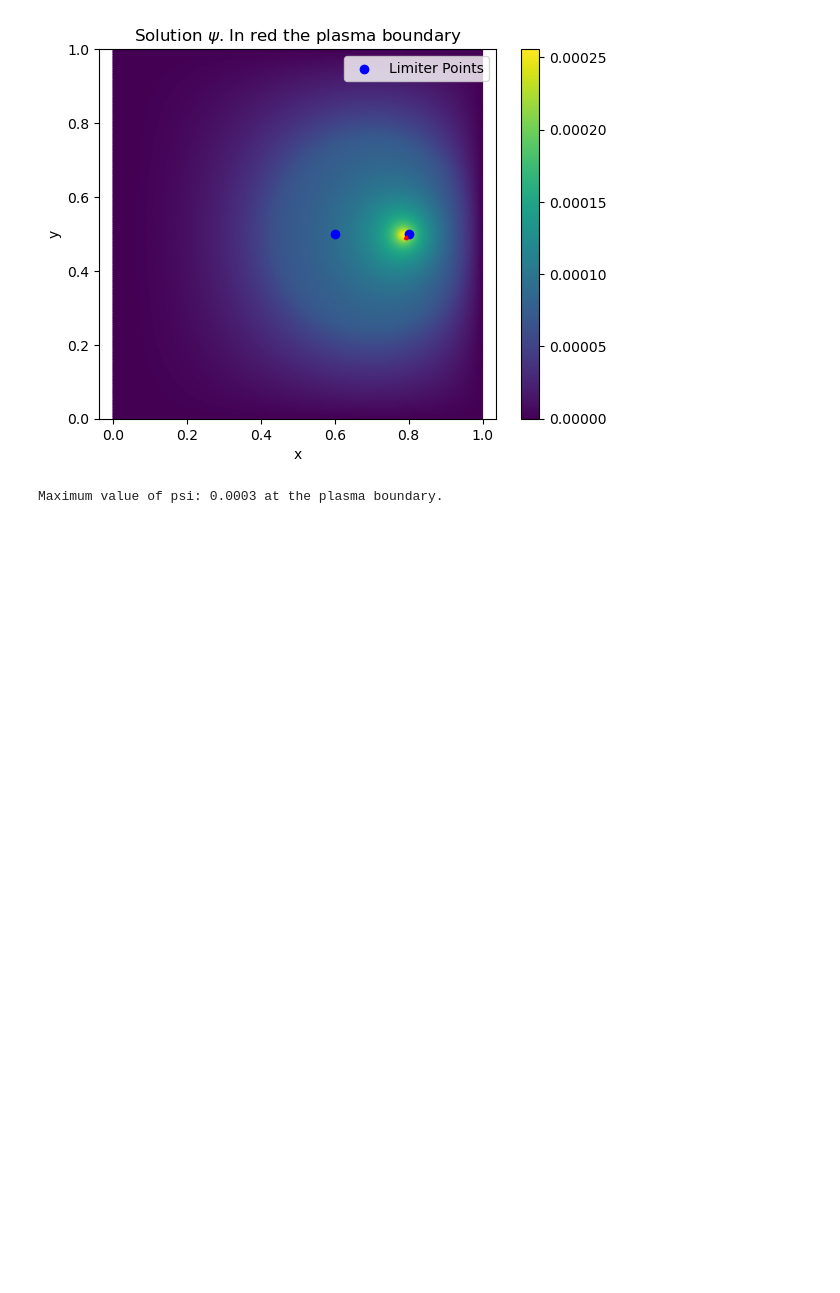
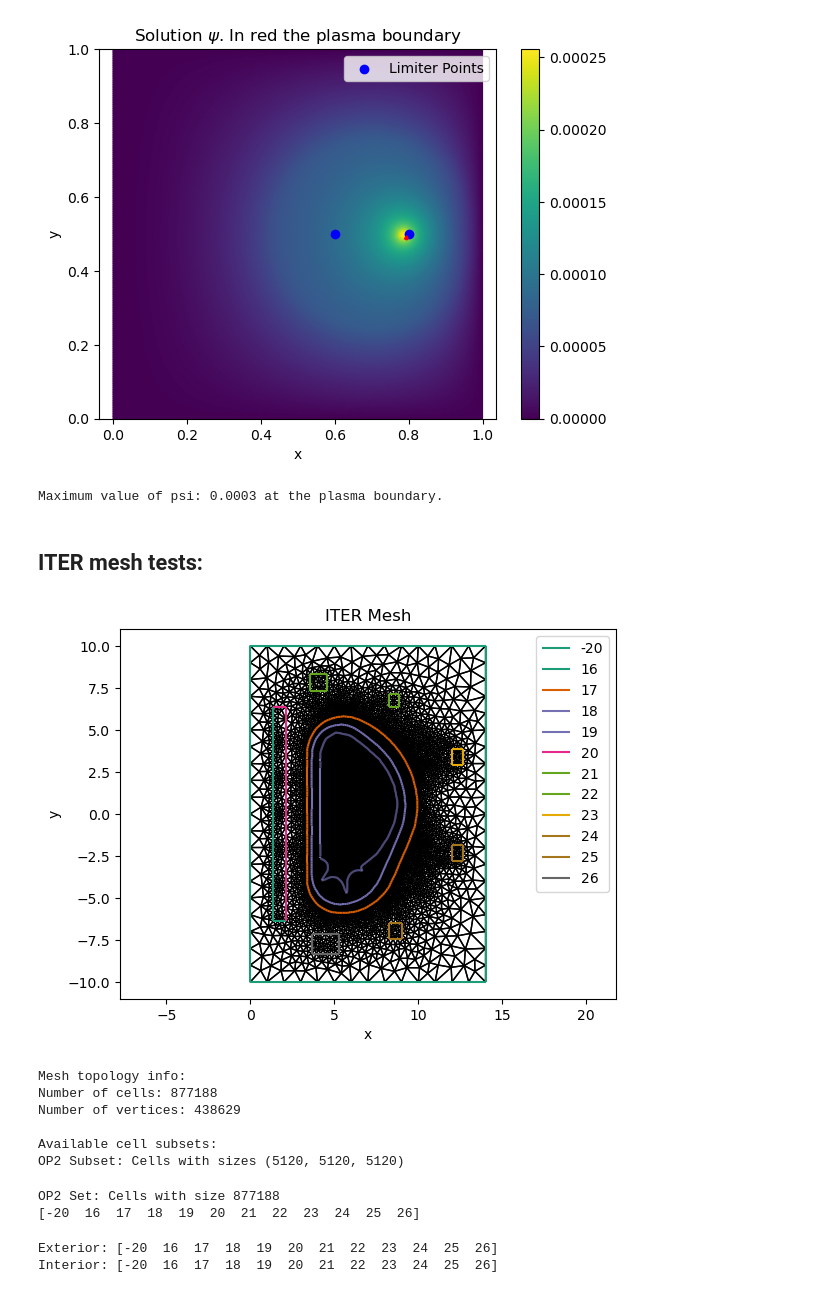
Before and after one commit to lucaciarimboli/tesi, a Jupyter notebook: FreeBoundary/notebooks/FreeBoundary.ipynb, the cells around one changed output. Saved outputs shown, nothing was run; the diff lists cells and outputs as text; code cells hidden in the pictures; blank space fills up the shorter version.

```diff
--- a/FreeBoundary/notebooks/FreeBoundary.ipynb
+++ b/FreeBoundary/notebooks/FreeBoundary.ipynb
@@ -358,3 +358,59 @@ max_psi = psi.dat.data.max()
 print(f"Maximum value of psi: {max_psi:.4f} at the plasma boundary.")
 # %% [output]
 Maximum value of psi: 0.0003 at the plasma boundary.
+# %% [markdown]
+## ITER mesh tests:
+# %%
+# Import mesh
+mesh = Mesh("../meshes/ITER.msh", distribution_parameters={"partition": False})
+V = FunctionSpace(mesh, "P", 2)
+x, y = SpatialCoordinate(mesh)
+
+fig, ax = plt.subplots()
+triplot(mesh, axes=ax)
+plt.title(r"ITER Mesh")
+plt.xlabel("x")
+plt.ylabel("y")
+plt.axis('equal')
+plt.legend()
+plt.show()
+# %% [output]
+[figure, added]
+# %%
+# Check if the mesh has cell markers
+print(f"Number of cells: {mesh.num_cells()}")
+print(f"Number of vertices: {mesh.num_vertices()}")
+
+# Output:
+# Number of cells: 877188
+# Number of vertices: 438629
+
+print(mesh.cell_set)
+# Ouput: OP2 Set: Cells with size 877188
+
+print(mesh.exterior_facets.unique_markers)
+# Output: [-20  16  17  18  19  20  21  22  23  24  25  26]
+print(mesh.interior_facets.unique_markers)
+# Output: [-20  16  17  18  19  20  21  22  23  24  25  26]
+# %% [output]
+Mesh topology info:
+Number of cells: 877188
+Number of vertices: 438629
+
+Available cell subsets:
+OP2 Subset: Cells with sizes (5120, 5120, 5120)
+# %%
+print(mesh.cell_set)
+# Ouput: OP2 Set: Cells with size 877188
+
+print(mesh.exterior_facets.unique_markers)
+# Output: [-20  16  17  18  19  20  21  22  23  24  25  26]
+# %% [output]
+OP2 Set: Cells with size 877188
+[-20  16  17  18  19  20  21  22  23  24  25  26]
+# %%
+print("Exterior:", mesh.exterior_facets.unique_markers)
+print("Interior:", mesh.interior_facets.unique_markers)
+# %% [output]
+Exterior: [-20  16  17  18  19  20  21  22  23  24  25  26]
+Interior: [-20  16  17  18  19  20  21  22  23  24  25  26]
```
Also changed, not shown: parts of 2 cells of this notebook, 27 other files.
